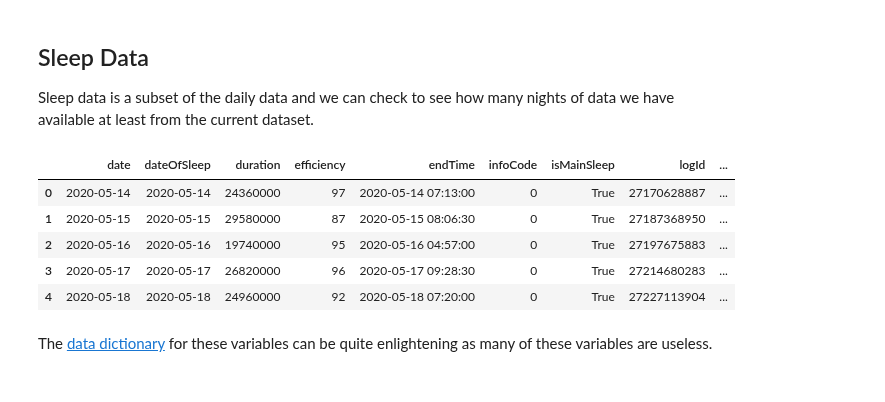
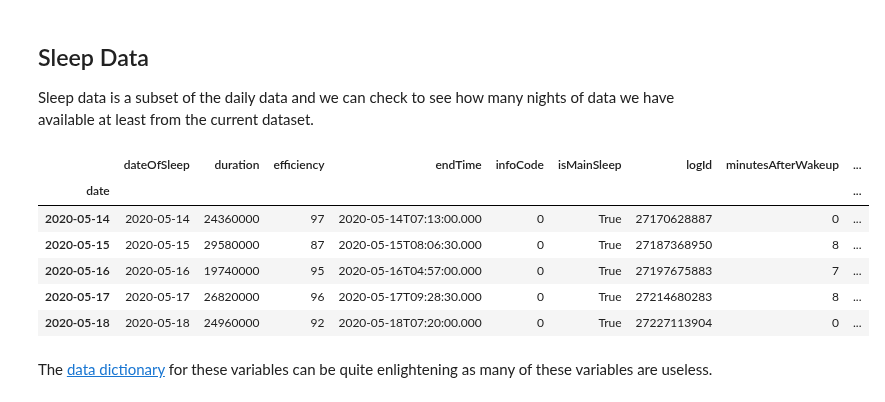
Before and after one commit to intelligent-environments-lab/utx000, a Jupyter notebook: notebooks/4.2.1-hef-fitbit-summary.ipynb, the cells around one changed output. Cells and saved outputs as stored; diff of their text form; code cells hidden in the pictures.

```diff
--- a/notebooks/4.2.1-hef-fitbit-summary.ipynb
+++ b/notebooks/4.2.1-hef-fitbit-summary.ipynb
@@ -233,17 +242,19 @@ plt.close()
 ## Sleep Data
 Sleep data is a subset of the daily data and we can check to see how many nights of data we have available at least from the current dataset.
 # %%
-daily_sleep = pd.read_csv("../data/processed/bpeace2-fitbit-sleep-daily.csv",index_col=0,parse_dates=True)
+daily_sleep = pd.read_csv("../data/processed/bpeace2-fitbit-sleep-daily.csv",
+                          index_col=0,parse_dates=[0,-3],infer_datetime_format=True)
 # converting duration to something that makes more sense...
 daily_sleep['durationHours'] = daily_sleep['duration'] / 3600000
 daily_sleep.head()
 # %% [output]
-|  | date | dateOfSleep | duration | efficiency | endTime | infoCode | isMainSleep | logId | ... |
-| 0 | 2020-05-14 | 2020-05-14 | 24360000 | 97 | 2020-05-14 07:13:00 | 0 | True | 27170628887 | ... |
-| 1 | 2020-05-15 | 2020-05-15 | 29580000 | 87 | 2020-05-15 08:06:30 | 0 | True | 27187368950 | ... |
-| 2 | 2020-05-16 | 2020-05-16 | 19740000 | 95 | 2020-05-16 04:57:00 | 0 | True | 27197675883 | ... |
-| 3 | 2020-05-17 | 2020-05-17 | 26820000 | 96 | 2020-05-17 09:28:30 | 0 | True | 27214680283 | ... |
-| 4 | 2020-05-18 | 2020-05-18 | 24960000 | 92 | 2020-05-18 07:20:00 | 0 | True | 27227113904 | ... |
+|  | dateOfSleep | duration | efficiency | endTime | infoCode | isMainSleep | logId | minutesAfterWakeup | ... |
+| date |  |  |  |  |  |  |  |  | ... |
+| 2020-05-14 | 2020-05-14 | 24360000 | 97 | 2020-05-14T07:13:00.000 | 0 | True | 27170628887 | 0 | ... |
+| 2020-05-15 | 2020-05-15 | 29580000 | 87 | 2020-05-15T08:06:30.000 | 0 | True | 27187368950 | 8 | ... |
+| 2020-05-16 | 2020-05-16 | 19740000 | 95 | 2020-05-16T04:57:00.000 | 0 | True | 27197675883 | 7 | ... |
+| 2020-05-17 | 2020-05-17 | 26820000 | 96 | 2020-05-17T09:28:30.000 | 0 | True | 27214680283 | 8 | ... |
+| 2020-05-18 | 2020-05-18 | 24960000 | 92 | 2020-05-18T07:20:00.000 | 0 | True | 27227113904 | 0 | ... |
 # %% [markdown]
 The [data dictionary](https://www.fitabase.com/media/1546/fitabasedatadictionary.pdf) for these variables can be quite enlightening as many of these variables are useless.
 # %% [markdown]
```
Also changed, not shown: parts of 11 cells of this notebook.
